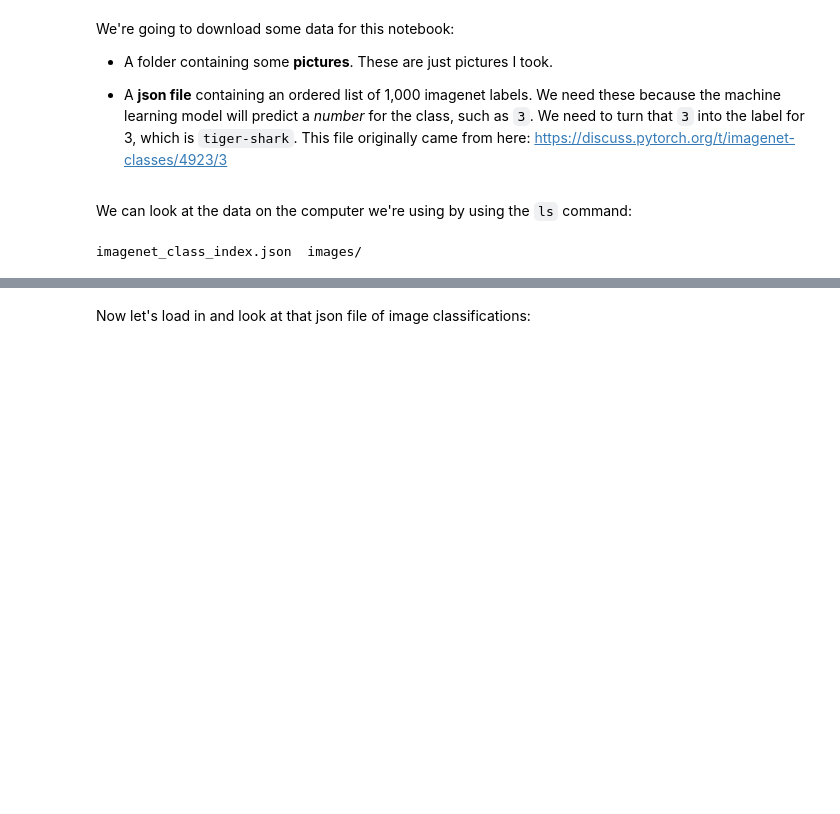
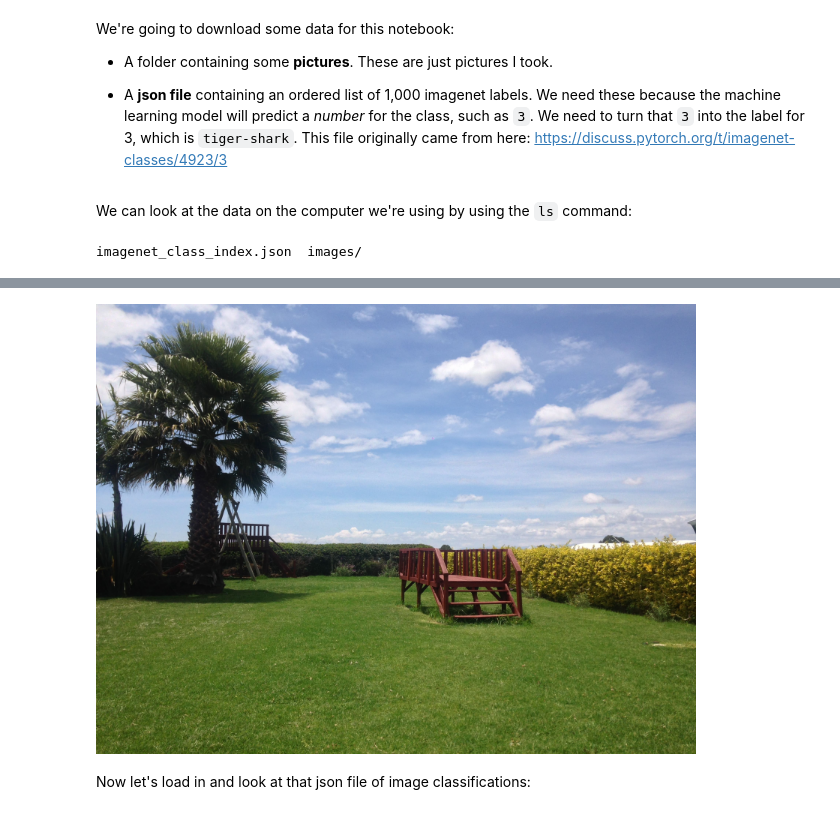
Before and after one commit to 4bic/learn_code, a Jupyter notebook: ml_for_journalists/notebooks/bb_label_images_with_resnet.ipynb, the cells around one changed output, grey strips where cells are left out. Drawn from its saved outputs; the diff is of its cells as text; code cells hidden in the pictures; blank space fills up the shorter version.

Commit message:
load data and model

```diff
--- a/ml_for_journalists/notebooks/bb_label_images_with_resnet.ipynb
+++ b/ml_for_journalists/notebooks/bb_label_images_with_resnet.ipynb
@@ -126,6 +129,8 @@ imagenet_class_index.json  images/
 # %%
 # Let's look at an image
-Show(data_path + 'images/IMG_8027.JPG', width=600)
+Show(data_path + 'images/nanyuki.jpg', width=600)
+# %% [output]
+[figure, added]
 # %% [markdown]
 Now let's load in and look at that json file of image classifications:
 # %%
```
Also changed, not shown: parts of 3 cells of this notebook.
